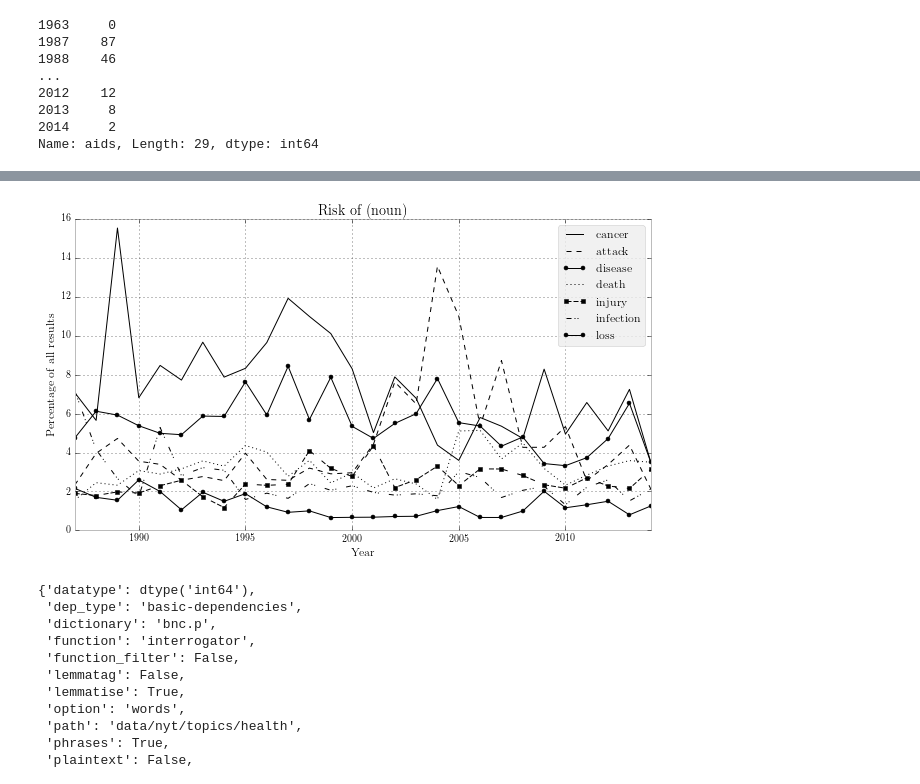
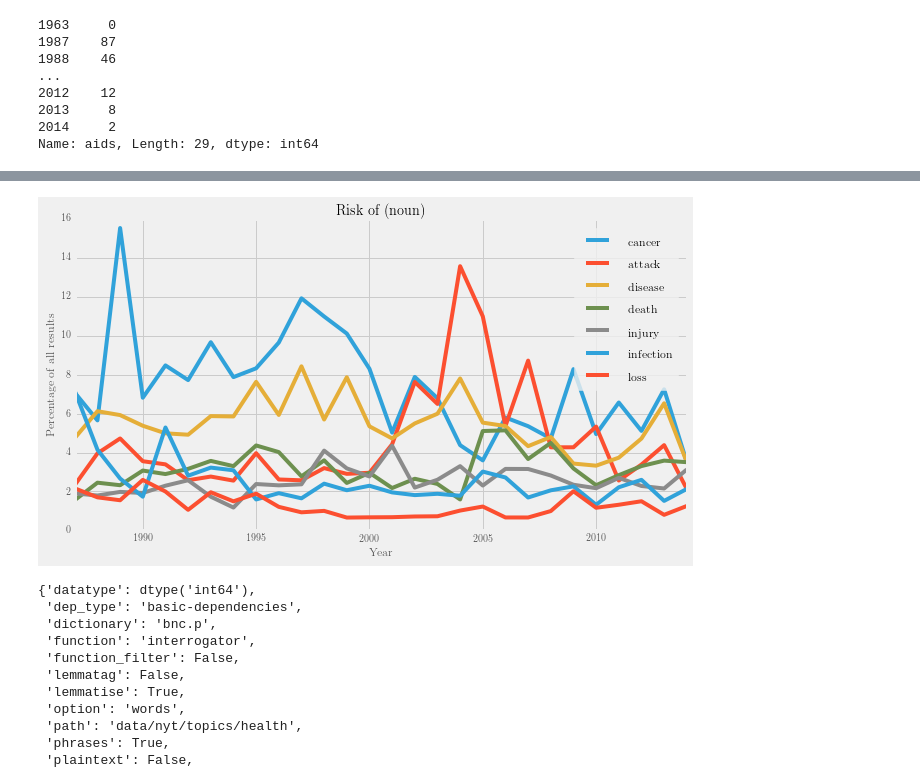
Before and after one commit to interrogator/risk, a Jupyter notebook: book_chapter_figures.ipynb, the cells around one changed output, grey strips where cells are left out. Drawn from its saved outputs; the diff is of its cells as text; code cells hidden in the pictures.

Commit message:
better image for corpkit

```diff
--- a/book_chapter_figures.ipynb
+++ b/book_chapter_figures.ipynb
@@ -350,8 +353,8 @@ Name: aids, Length: 29, dtype: int64
 risk_of = r['risk_of']
 # %%
 rel_riskof = editor(risk_of.results, '%', risk_of.totals, skip_subcorpora = 1963)
-plotter('Risk of (noun)', rel_riskof.results, style = 'bmh', figsize = (10, 6),
-        black_and_white = True, y_label = 'Percentage of all results', save = 'riskof_final')
+plotter('Risk of (noun)', rel_riskof.results, style = 'fivethirtyeight',
+        figsize = (10, 6), y_label = 'Percentage of all results', save = 'riskof_')
 # %% [output]
 ***Processing results***
 ========================
@@ -367,4 +370,4 @@ Skipping 1 subcorpora:
-[figure, old version]
+[figure, new version]
 # %%
 social_act = r['health-social-actors-w-risk-in-sent']
 # %%
```
Also changed, not shown: parts of 18 cells of this notebook, 2 other files.
